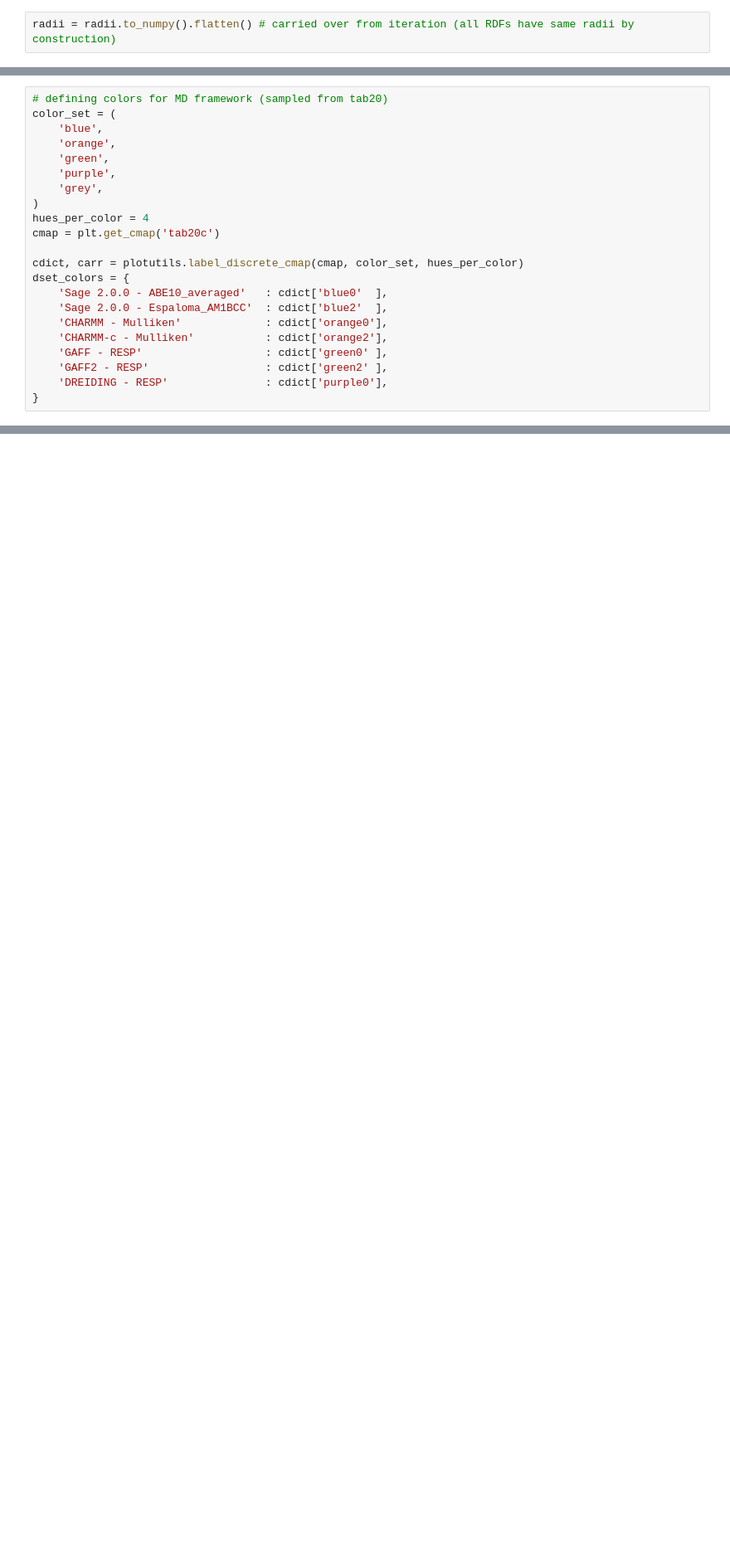
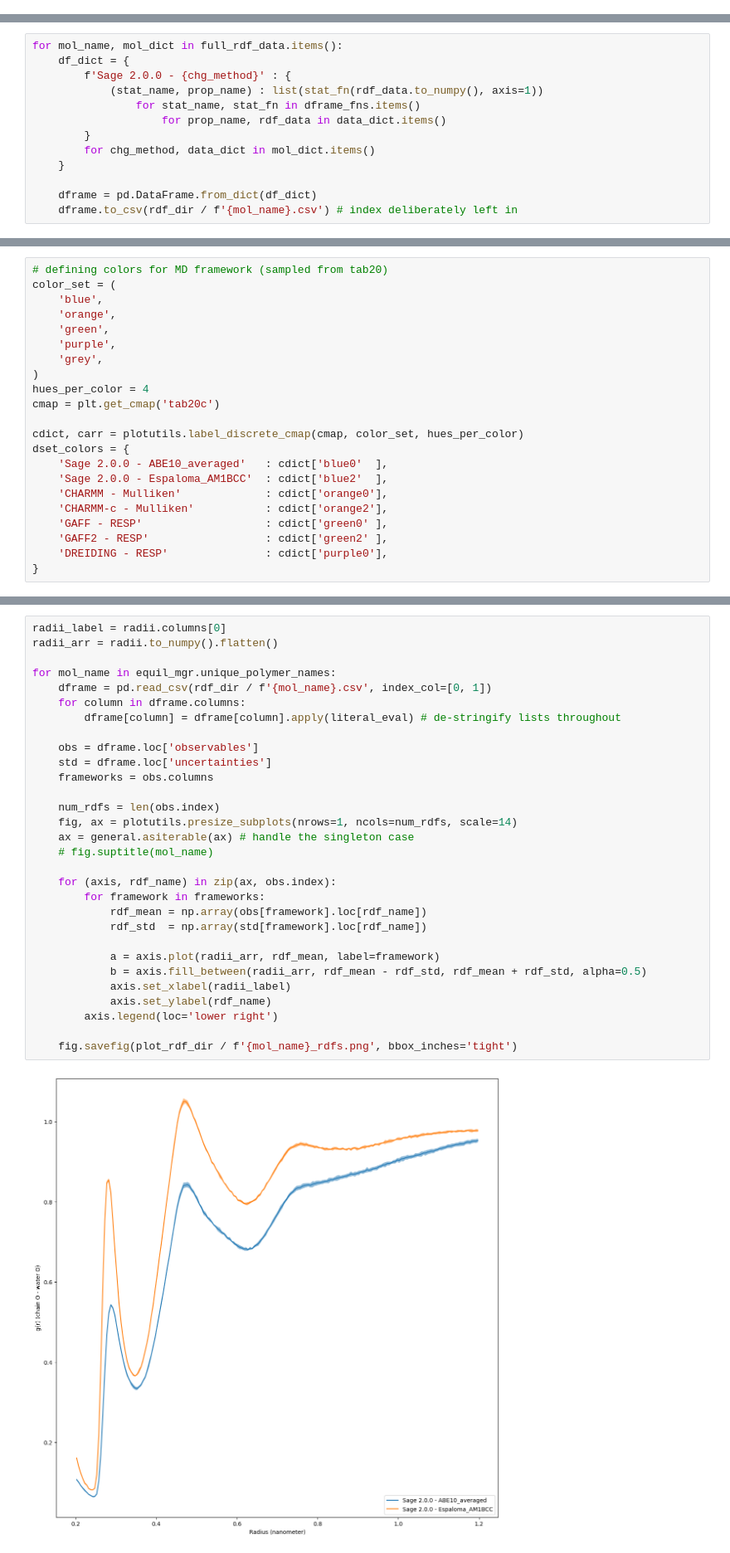
Before and after one commit to timbernat/polymer_workspace, a Jupyter notebook: data_viz.ipynb, the cells around one changed output, grey strips where cells are left out. Shown at 83% size. Saved outputs shown, nothing was run; the diff lists cells and outputs as text; blank space fills up the shorter version.

Commit message:
Added RDFs processing and plotting

```diff
--- a/data_viz.ipynb
+++ b/data_viz.ipynb
@@ -199,2 +223,0 @@ pandas.core.series.Series
-# %%
-radii = radii.to_numpy().flatten() # carried over from iteration (all RDFs have same radii by construction)
@@ -211 +226,14 @@ plt.fill_between(radii, ser - err, ser + err, alpha=0.2)
+# %%
+for mol_name, mol_dict in full_rdf_data.items():
+    df_dict = {
+        f'Sage 2.0.0 - {chg_method}' : {
+            (stat_name, prop_name) : list(stat_fn(rdf_data.to_numpy(), axis=1))
+                for stat_name, stat_fn in dframe_fns.items()
+                    for prop_name, rdf_data in data_dict.items()
+        }
+        for chg_method, data_dict in mol_dict.items()
+    }
+
+    dframe = pd.DataFrame.from_dict(df_dict)
+    dframe.to_csv(rdf_dir / f'{mol_name}.csv') # index deliberately left in
 # %% [markdown]
@@ -263,0 +290,32 @@ for mol_name in equil_mgr.unique_polymer_names:
+# %%
+radii_label = radii.columns[0]
+radii_arr = radii.to_numpy().flatten()
+
+for mol_name in equil_mgr.unique_polymer_names:
+    dframe = pd.read_csv(rdf_dir / f'{mol_name}.csv', index_col=[0, 1])
+    for column in dframe.columns:
+        dframe[column] = dframe[column].apply(literal_eval) # de-stringify lists throughout
+
+    obs = dframe.loc['observables']
+    std = dframe.loc['uncertainties']
+    frameworks = obs.columns
+
+    num_rdfs = len(obs.index)
+    fig, ax = plotutils.presize_subplots(nrows=1, ncols=num_rdfs, scale=14)
+    ax = general.asiterable(ax) # handle the singleton case
+    # fig.suptitle(mol_name)
+
+    for (axis, rdf_name) in zip(ax, obs.index):
+        for framework in frameworks:
+            rdf_mean = np.array(obs[framework].loc[rdf_name])
+            rdf_std  = np.array(std[framework].loc[rdf_name])
+
+            a = axis.plot(radii_arr, rdf_mean, label=framework)
+            b = axis.fill_between(radii_arr, rdf_mean - rdf_std, rdf_mean + rdf_std, alpha=0.5)
+            axis.set_xlabel(radii_label)
+            axis.set_ylabel(rdf_name)
+        axis.legend(loc='lower right')
+
+    fig.savefig(plot_rdf_dir / f'{mol_name}_rdfs.png', bbox_inches='tight')
+# %% [output]
+[figure, added]
```
Also changed, not shown: parts of 25 cells of this notebook.
